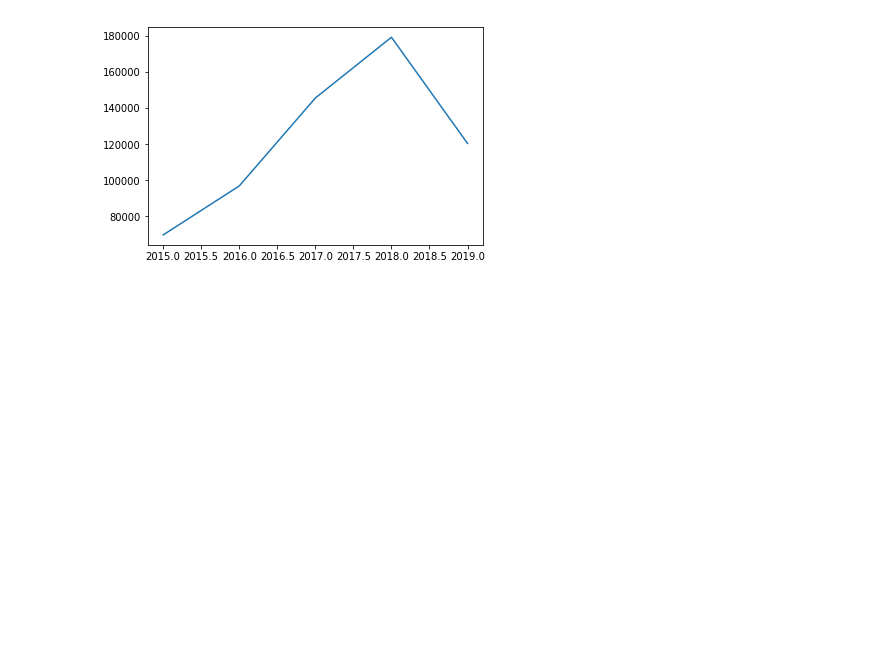
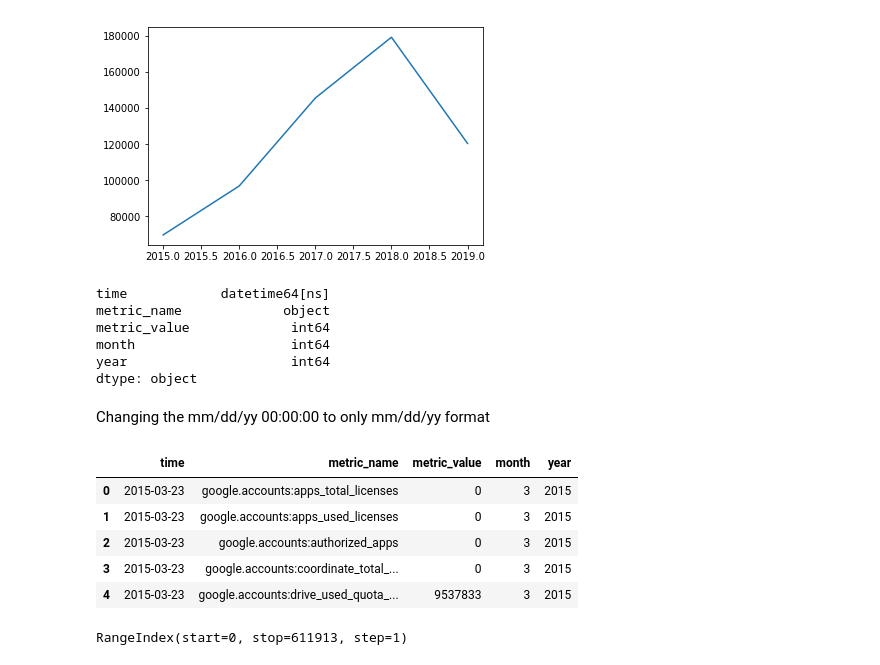
Before and after one commit to UNCG-CSE/G_Suite_Metrics, a Jupyter notebook: src/lavanya/data_analysis_gsuite.ipynb, the cells around one changed output. Drawn from its saved outputs; the diff is of its cells as text; code cells hidden in the pictures; blank space fills up the shorter version.

Commit message:
Add files via upload
Data analysis based date/time attribute using pandas

```diff
--- a/src/lavanya/data_analysis_gsuite.ipynb
+++ b/src/lavanya/data_analysis_gsuite.ipynb
@@ -240,3 +270,29 @@ df.year.value_counts().sort_index().plot()
 # %% [output]
 <matplotlib.axes._subplots.AxesSubplot at 0x...>
 [figure]
+# %%
+df.dtypes
+# %% [output]
+time            datetime64[ns]
+metric_name             object
+metric_value             int64
+month                    int64
+year                     int64
+dtype: object
+# %% [markdown]
+Changing the mm/dd/yy 00:00:00 to only mm/dd/yy format
+# %%
+df['time']= df.time.dt.date
+# %%
+df.head()
+# %% [output]
+|  | time | metric_name | metric_value | month | year |
+| 0 | 2015-03-23 | google.accounts:apps_total_licenses | 0 | 3 | 2015 |
+| 1 | 2015-03-23 | google.accounts:apps_used_licenses | 0 | 3 | 2015 |
+| 2 | 2015-03-23 | google.accounts:authorized_apps | 0 | 3 | 2015 |
+| 3 | 2015-03-23 | google.accounts:coordinate_total_... | 0 | 3 | 2015 |
+| 4 | 2015-03-23 | google.accounts:drive_used_quota_... | 9537833 | 3 | 2015 |
+# %%
+df.index
+# %% [output]
+RangeIndex(start=0, stop=611913, step=1)
```
Also changed, not shown: parts of 19 cells of this notebook.
